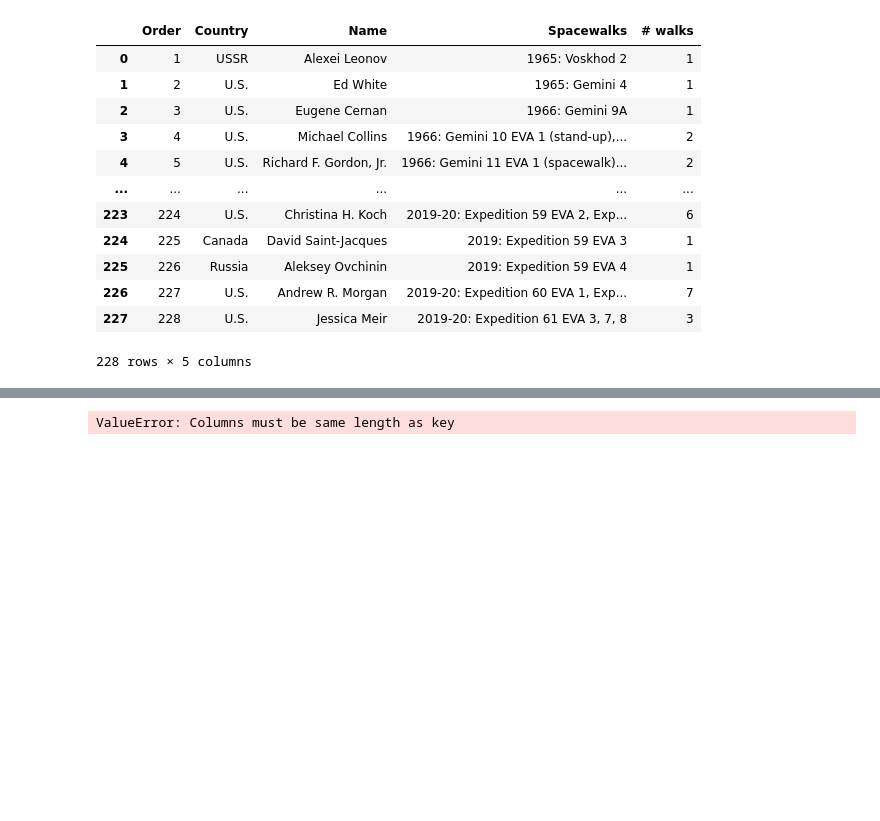
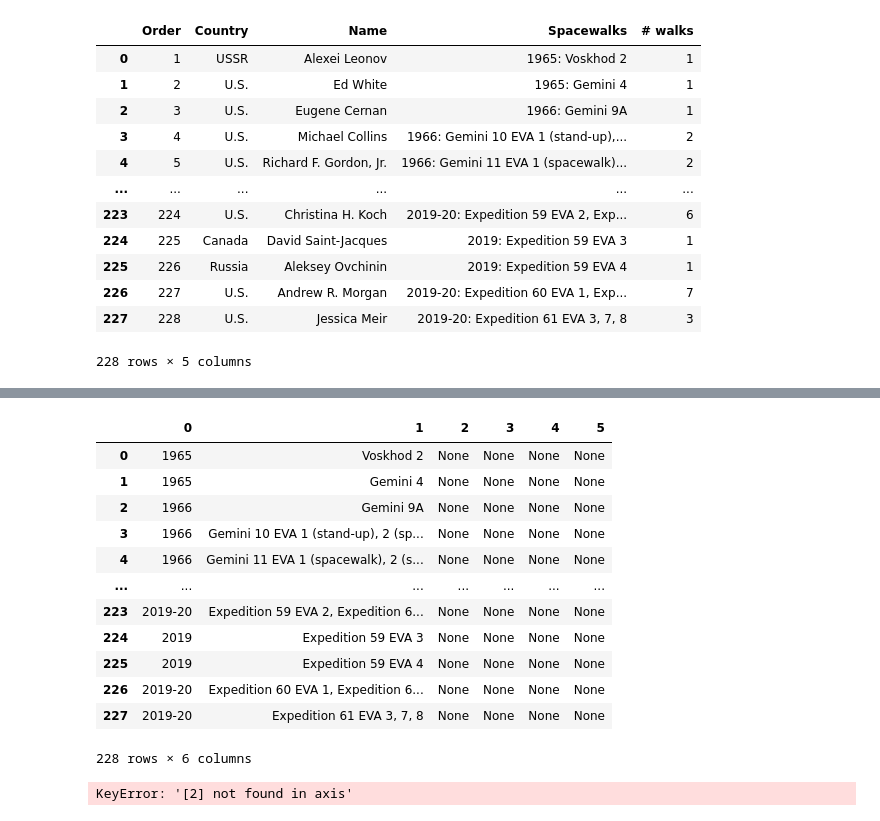
Before and after one commit to gleixners792/Project-2, a Jupyter notebook: NASA_Spacewalkers.ipynb, the cells around one changed output, grey strips where cells are left out. Drawn from its saved outputs; the diff is of its cells as text; code cells hidden in the pictures; blank space fills up the shorter version.

```diff
--- a/NASA_Spacewalkers.ipynb
+++ b/NASA_Spacewalkers.ipynb
@@ -118,10 +118,3 @@ spacewalkers_df
 | 226 | 227 | U.S. | Andrew R. Morgan | 2019-20: Expedition 60 EVA 1, Exp... | 7 |
 | 227 | 228 | U.S. | Jessica Meir | 2019-20: Expedition 61 EVA 3, 7, 8 | 3 |
 228 rows × 5 columns
-# %%
-spacewalkers_df['year'] = spacewalkers_df['Spacewalks'].str.extract('(\d+)').astype(float)
-spacewalkers_df['Mission'] = spacewalkers_df['Spacewalks'].str.split('(', 1).str[0].str.strip()
-spacewalkers_df
-
-#df['weekNo'] = df['Financial Week Name'].str.extract('(\d+)').astype(int)
-#df['titles1'] = df['movie_title'].str.split('(', 1).str[0].str.strip()
@@ -142,5 +138,25 @@ spacewalkers_df
 # %%
-spacewalkers_df[["year", "Mission"]] = spacewalkers_df['Spacewalks'].str.split(':', expand=True)
-spacewalkers_df
+spacewalkers2_df = spacewalkers_df['Spacewalks'].str.split(":", expand=True)
+spacewalkers2_df
 # %% [output]
+|  | 0 | 1 | 2 | 3 | 4 | 5 |
+| 0 | 1965 | Voskhod 2 | None | None | None | None |
+| 1 | 1965 | Gemini 4 | None | None | None | None |
+| 2 | 1966 | Gemini 9A | None | None | None | None |
+| 3 | 1966 | Gemini 10 EVA 1 (stand-up), 2 (sp... | None | None | None | None |
+| 4 | 1966 | Gemini 11 EVA 1 (spacewalk), 2 (s... | None | None | None | None |
+| ... | ... | ... | ... | ... | ... | ... |
+| 223 | 2019-20 | Expedition 59 EVA 2, Expedition 6... | None | None | None | None |
+| 224 | 2019 | Expedition 59 EVA 3 | None | None | None | None |
+| 225 | 2019 | Expedition 59 EVA 4 | None | None | None | None |
+| 226 | 2019-20 | Expedition 60 EVA 1, Expedition 6... | None | None | None | None |
+| 227 | 2019-20 | Expedition 61 EVA 3, 7, 8 | None | None | None | None |
-ValueError: Columns must be same length as key
+228 rows × 6 columns
+# %%
+spacewalkers2_df.drop(2, axis=1, inplace=True)
+spacewalkers2_df.drop(3, axis=1, inplace=True)
+spacewalkers2_df.drop(4, axis=1, inplace=True)
+spacewalkers2_df.drop(5, axis=1, inplace=True)
+spacewalkers2_df
+# %% [output]
+KeyError: '[2] not found in axis'
```
Also changed, not shown: parts of 2 cells of this notebook, 1 other file.
